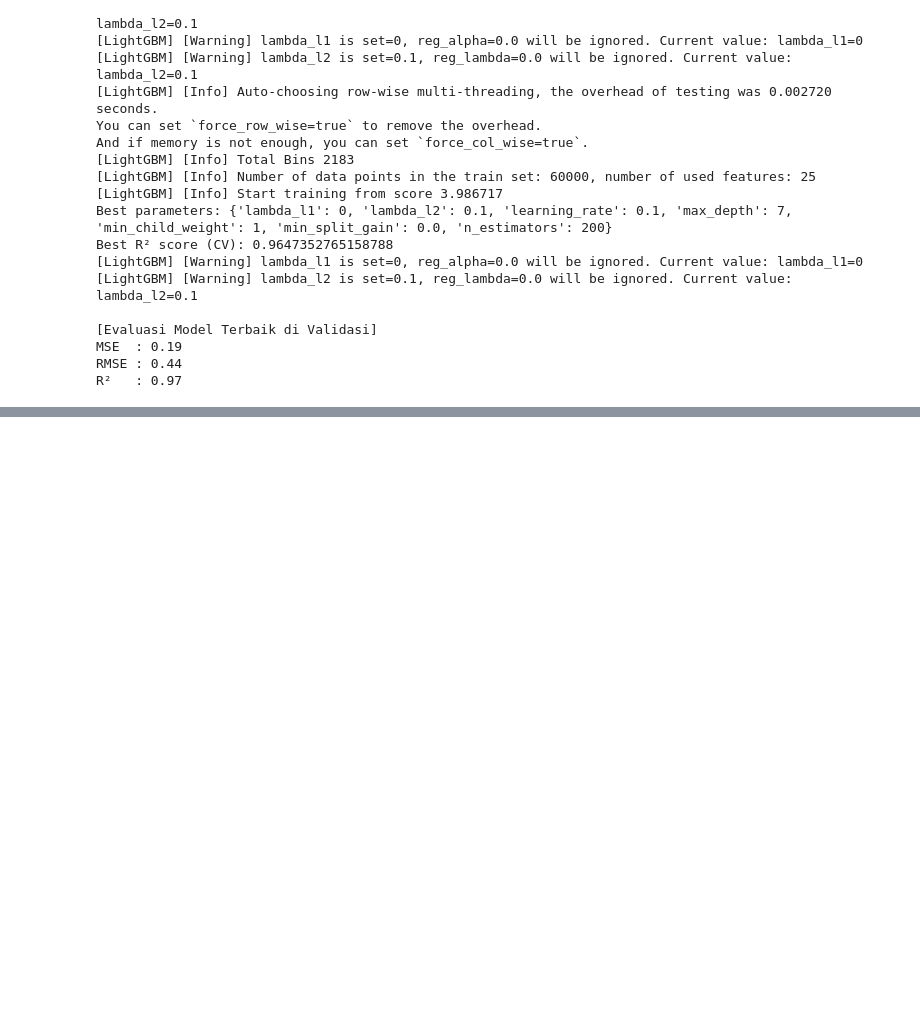
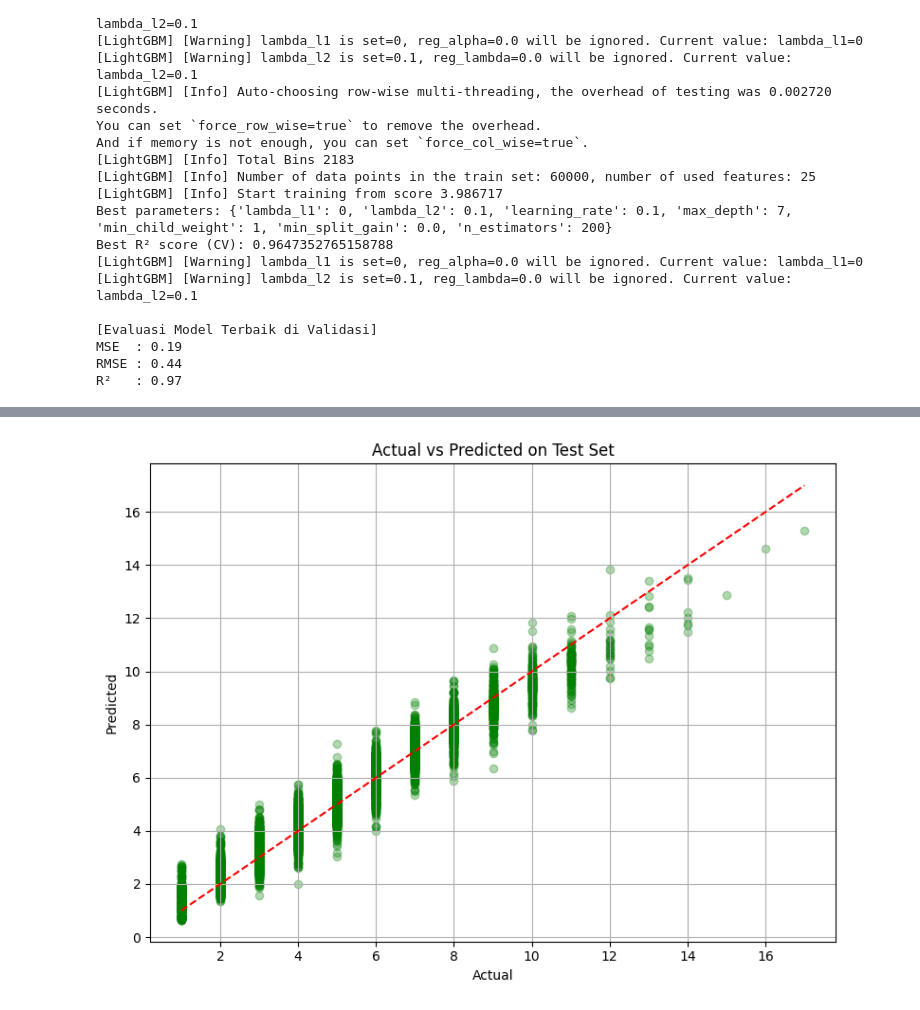
Before and after one commit to NasyaPutriRaudhah/Datathon, a Jupyter notebook: Datathon.ipynb, the cells around one changed output, grey strips where cells are left out. Drawn from its saved outputs; the diff is of its cells as text; code cells hidden in the pictures; blank space fills up the shorter version.

```diff
--- a/Datathon.ipynb
+++ b/Datathon.ipynb
@@ -357,0 +360,12 @@ R²   : 0.97
+# %%
+# Evaluasi di data test
+y_test_pred = best_model.predict(X_test)
+
+mse_test = mean_squared_error(y_test, y_test_pred)
+rmse_test = np.sqrt(mse_test)
+r2_test = r2_score(y_test, y_test_pred)
+
+print(f"\n[Evaluasi Model Terbaik di Data Test]")
+print(f"MSE  : {mse_test:.2f}")
+print(f"RMSE : {rmse_test:.2f}")
+print(f"R²   : {r2_test:.2f}")
@@ -357,0 +422,14 @@ R²   : 0.97
+# %%
+import matplotlib.pyplot as plt
+
+plt.figure(figsize=(8, 6))
+plt.scatter(y_test, y_test_pred, alpha=0.3, color='green')
+plt.plot([min(y_test), max(y_test)], [min(y_test), max(y_test)], 'r--')  # garis ideal
+plt.xlabel("Actual")
+plt.ylabel("Predicted")
+plt.title("Actual vs Predicted on Test Set")
+plt.grid(True)
+plt.tight_layout()
+plt.show()
+# %% [output]
+[figure, added]
```
Also changed, not shown: parts of 3 cells of this notebook.
